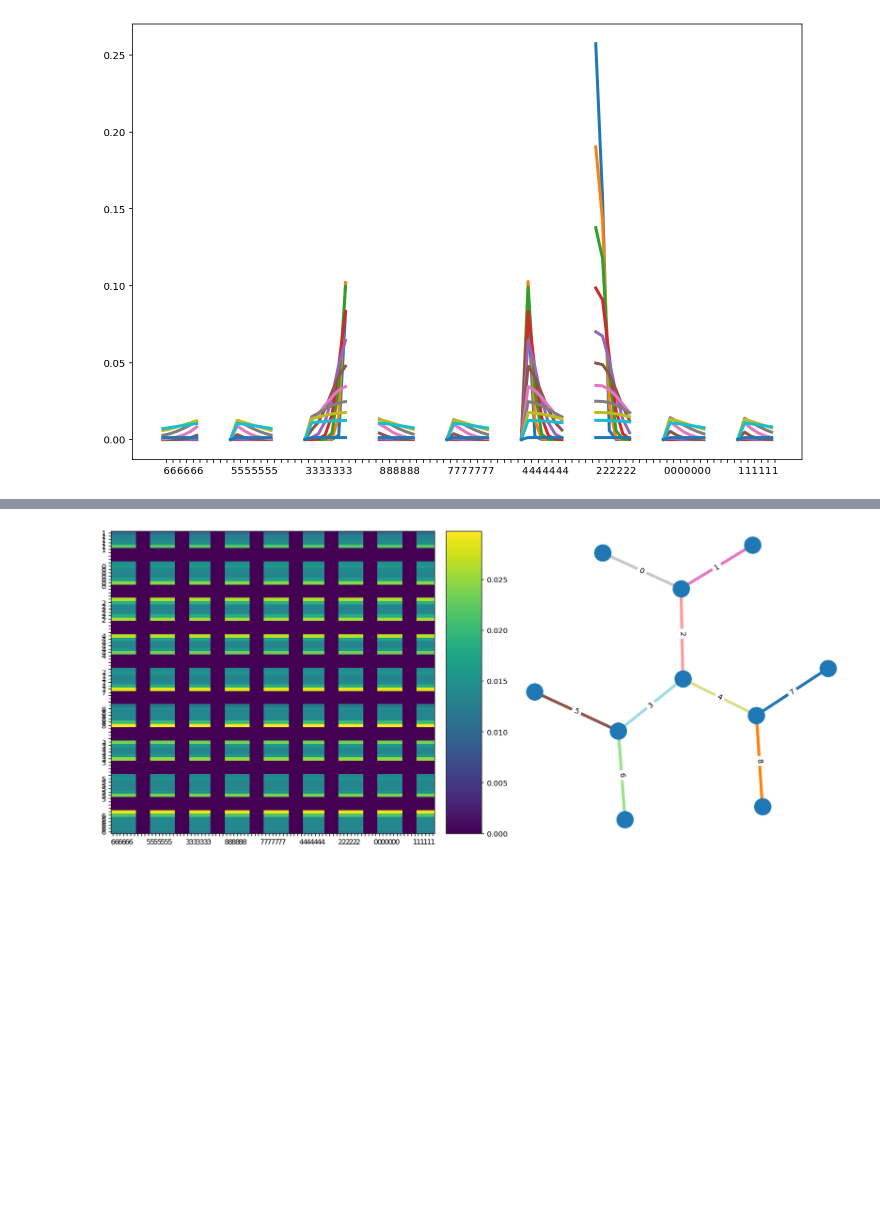
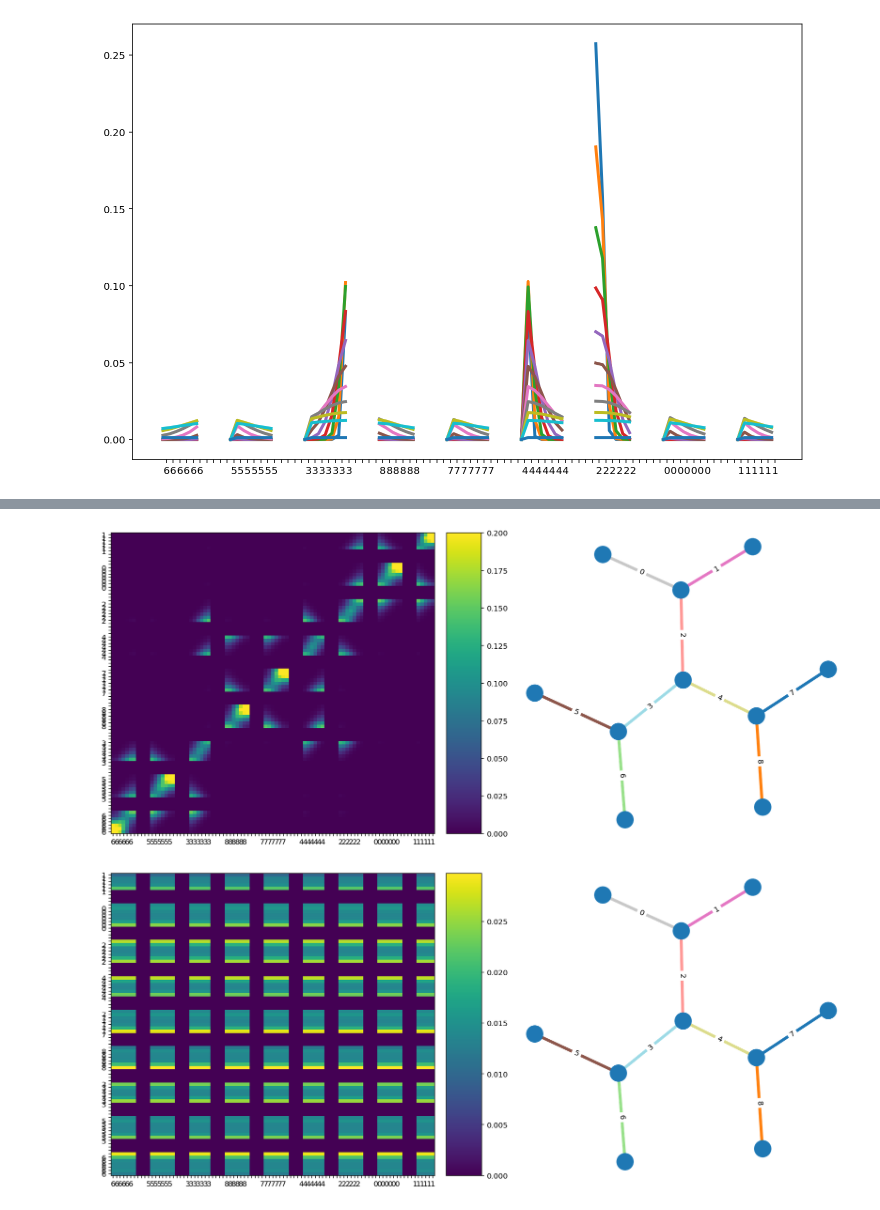
Before and after one commit to edeno/ac_clusterless_decoding, a Jupyter notebook: notebooks/2019_12_23_Random_Walk_Averaging_Bins.ipynb, the cells around one changed output, grey strips where cells are left out. Cells and saved outputs as stored; diff of their text form; code cells hidden in the pictures; blank space fills up the shorter version.

```diff
--- a/notebooks/2019_12_23_Random_Walk_Averaging_Bins.ipynb
+++ b/notebooks/2019_12_23_Random_Walk_Averaging_Bins.ipynb
@@ -182,3 +170,22 @@ plt.axis('off');
+# %%
+fig, axes = plt.subplots(1, 2, figsize=(14, 6), constrained_layout=True)
+m = axes[0].pcolormesh(np.linalg.matrix_power(state_transition.T, 10), vmin=0.0, vmax=0.2)
+axes[0].set_xticks(np.arange(place_bin_centers.size) + 0.5)
+axes[0].set_xticklabels(bin_edge)
+axes[0].set_yticks(np.arange(place_bin_centers.size) + 0.5)
+axes[0].set_yticklabels(bin_edge)
+plt.colorbar(m, ax=axes[0]);
+
+node_position = nx.get_node_attributes(track_graph, 'pos')
+edge_labels = {edge: ind for ind, edge in enumerate(track_graph.edges)}
+nx.draw_networkx(track_graph, node_position, ax=axes[1],
+                 edge_color=EDGE_ORDER, width=4, alpha=1,
+                 edge_cmap=plt.get_cmap('tab20'), with_labels=False,
+                 node_size=500)
+nx.draw_networkx_edge_labels(track_graph, node_position, ax=axes[1], edge_labels=edge_labels);
+plt.axis('off');
+# %% [output]
+[figure, added]
 # %%
 fig, axes = plt.subplots(1, 2, figsize=(14, 6), constrained_layout=True)
 m = axes[0].pcolormesh(np.linalg.matrix_power(state_transition.T, 10000))
```
Also changed, not shown: parts of 1 cell of this notebook, 3 other files.
